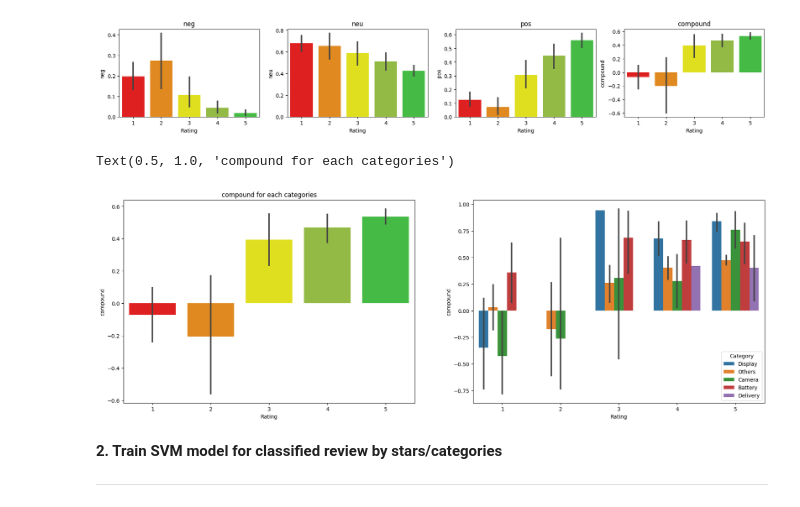
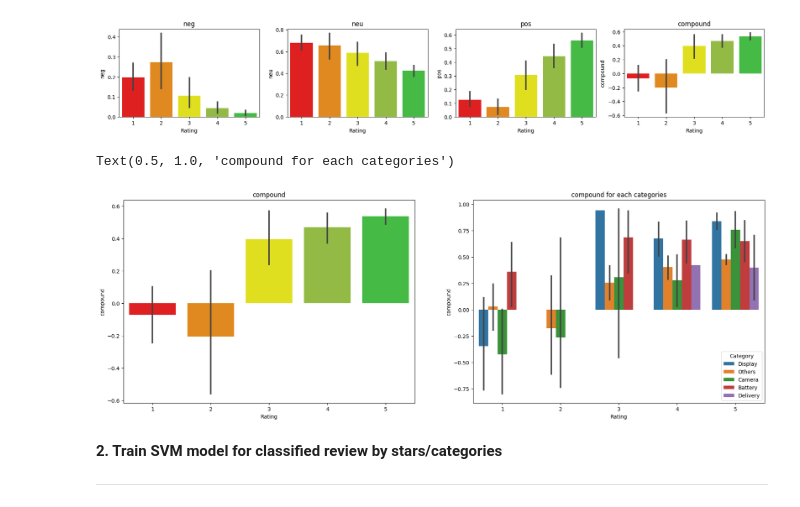
Before and after one commit to KongpobI/Redmi6-review-analyse, a Jupyter notebook: Redmi6_review_analysis.ipynb, the cells around one changed output. Cells and saved outputs as stored; diff of their text form; code cells hidden in the pictures.

```diff
--- a/Redmi6_review_analysis.ipynb
+++ b/Redmi6_review_analysis.ipynb
@@ -93,12 +85,12 @@ plt.show()
 # %%
 fig, axs = plt.subplots(1,2,figsize=(22,7)) # 2 row, 4 columns of subplots
 sns.barplot(data=df,x=df["Rating"],y=df["compound"],ax=axs[0],palette=['red', 'darkorange', 'yellow', 'yellowgreen','limegreen'])
 sns.barplot(data=df,x=df["Rating"],y=df["compound"],ax=axs[1],hue = df["Category"])
 axs[0].set_title("compound")
-axs[0].set_title("compound for each categories")
+axs[1].set_title("compound for each categories")
 # %% [output]
 Text(0.5, 1.0, 'compound for each categories')
-[figure, old version]
+[figure, new version]
 # %% [markdown]
 
 **2. Train SVM model for classified review by stars/categories**
```
Also changed, not shown: parts of 2 cells of this notebook.
